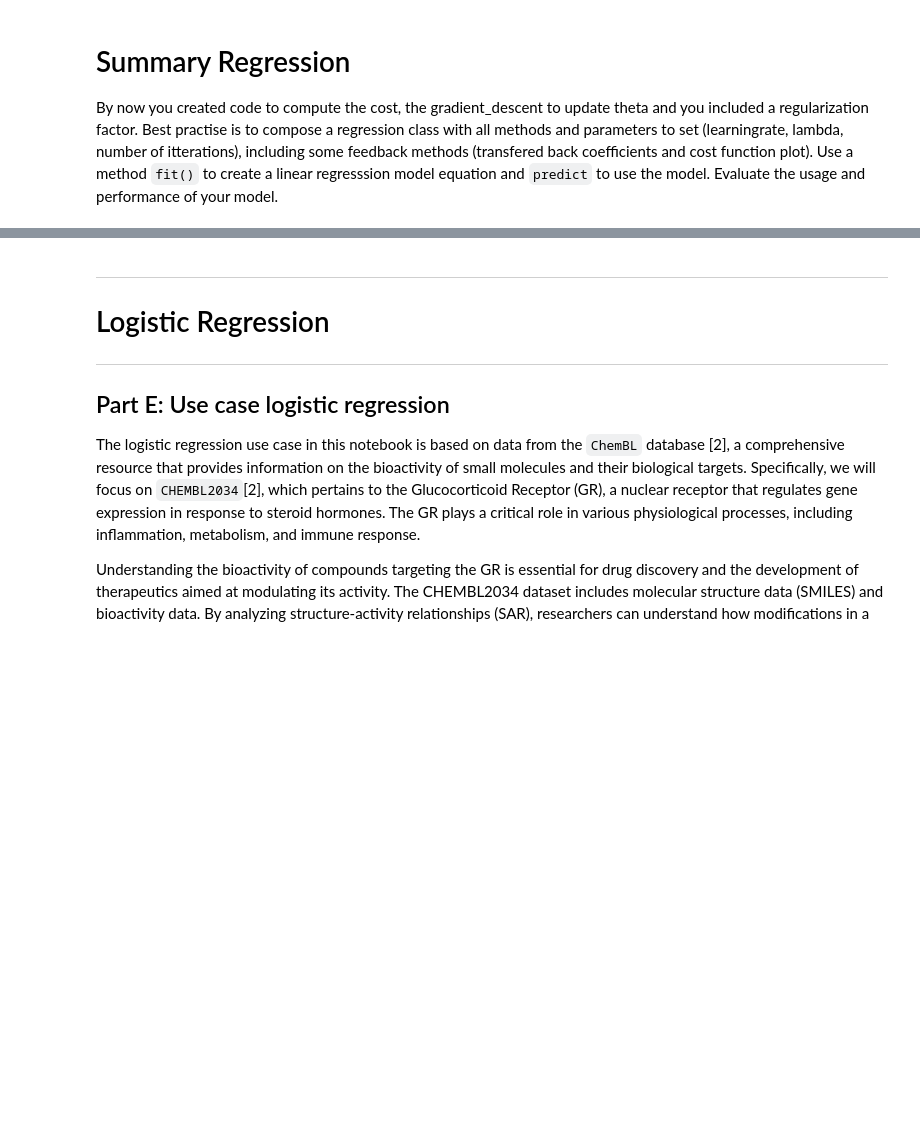
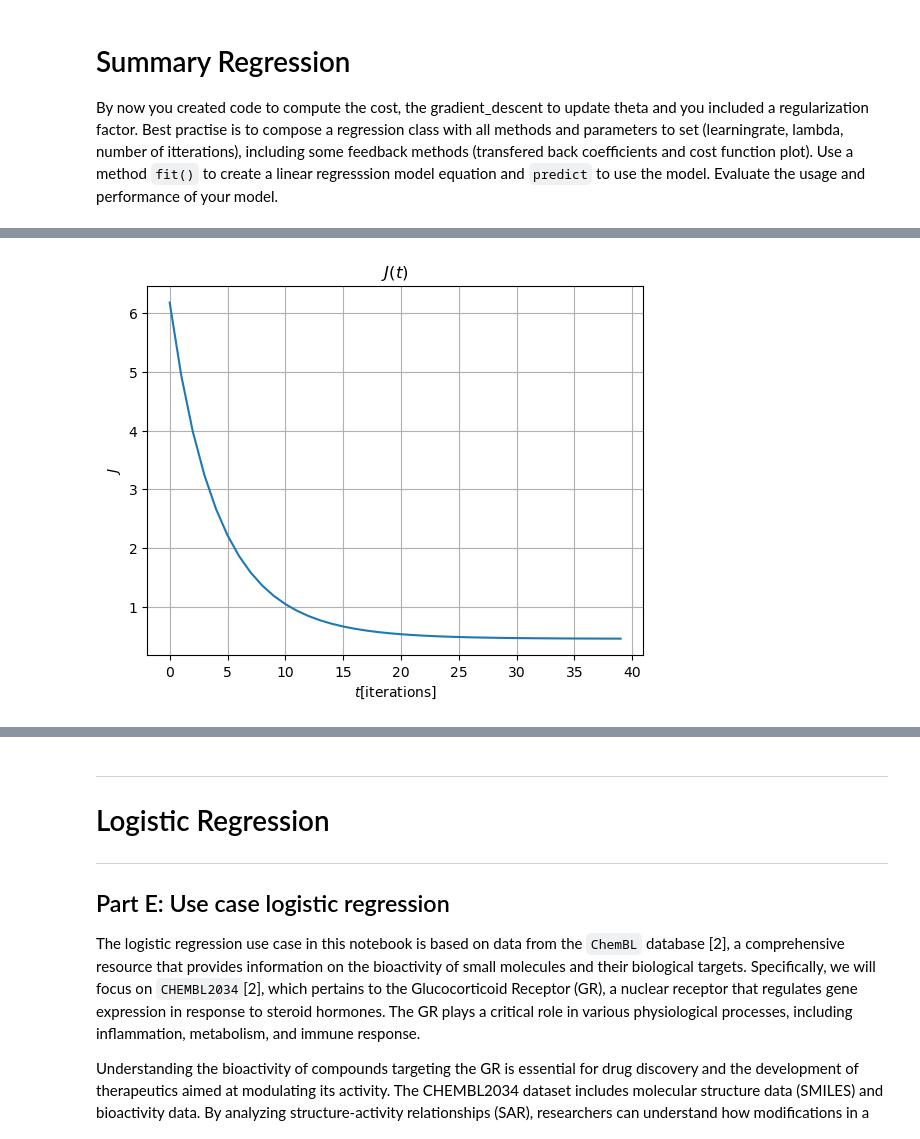
Before and after one commit to jgray1996/machinelearning, a Jupyter notebook: assignment 1/Assignment_Regression.ipynb, the cells around one changed output, grey strips where cells are left out. Cells and saved outputs as stored; diff of their text form; code cells hidden in the pictures; blank space fills up the shorter version.

```diff
--- a/assignment 1/Assignment_Regression.ipynb
+++ b/assignment 1/Assignment_Regression.ipynb
@@ -694,0 +619,99 @@ Regression model theta's [-3.05546263 -1.37965269 -0.67694652  0.00555443 -0.148
+# %%
+# YOUR CLASS HERE
+class LinearRegression:
+
+    theta = None
+    costs = None
+
+    def __repr__(self):
+        return f"LinearRegression model, weights {self.theta}"
+
+
+    def fit(self, X, y, alpha=0.5, lambda_=1, epochs=50):
+        self.theta, self.costs = self.gradient_descent(X, y, np.zeros(X.shape[1]),
+                                                       alpha=alpha,
+                                                       lambda_=lambda_,
+                                                       epochs=epochs)
+
+    def gradient_descent(self, X, y, theta, alpha=0.5, lambda_=1, epochs=50):
+        theta = theta.copy()
+        costs = []
+        m = y.size
+        for _ in range(epochs):
+            y_hat = X @ theta
+            error = y_hat - y
+            theta -= alpha/m * (X.T @ error + lambda_ * theta)
+            cost = self._compute_cost(error, lambda_)
+            costs.append(cost)
+        return theta, costs
+
+    def compute_cost(self, X, y, theta, lambda_=1):
+        theta = theta.copy()
+        y_hat = X @ theta
+        error = y_hat - y
+        J = np.mean(lambda_ * error ** 2) / 2
+        return J
+
+    def _compute_cost(self, error, lambda_):
+        return np.mean(lambda_ * error ** 2)/2
+
+    def predict(self, X):
+        return X @ self.theta
+
+    def reverse_theta(self, scaler):
+        """
+        Transforms the theta parameters obtained from a regression model on scaled data
+        back to the original (non-scaled) feature space.
+
+        Parameters:
+        theta (numpy array): Array of theta parameters obtained from the regression model.
+        scaler (StandardScaler object): The scaler object used to scale the features.
+
+        Returns:
+        numpy array: transformed theta parameters in the context of the original, non-scaled features.
+
+        The function performs the following steps:
+        1. Initializes a new array `theta_original` with the same shape as `theta`.
+        2. Corrects the intercept (theta[0]) to account for the means of the original features.
+        3. Adjusts the coefficients (theta[1:]) by reversing the effect of scaling using the standard deviations.
+        """
+        #initialize
+        theta_original = np.zeros_like(self.theta)
+        #tranform back intercept
+        theta_original[0] = self.theta[0] - np.sum((self.theta[1:] * scaler.mean_) / scaler.scale_)
+        #transform back coefficients
+        theta_original[1:] = self.theta[1:] / scaler.scale_
+        self.theta = theta_original
+        return self.theta
+
+# YOUR TEST CODE HERE
+# prepare the data
+X, y, theta = data_preparation(df_logS)
+scaler.fit(X[:,1:])
+X_scaled = scaler.transform(X[:,1:])
+X_scaled = np.c_[np.ones(len(y)), X_scaled]
+
+# test the function
+# parameters
+alpha = 0.1
+epochs = 40
+lambda_ = 0.9
+
+# run functions
+model = LinearRegression()
+model.fit(X_scaled, y, alpha, lambda_, epochs)
+costs = model.costs
+scaled_theta = model.theta
+# if data is scaled, reverse by passing the scaler to the object
+reversed_theta = model.reverse_theta(scaler)
+
+# print and plot the results
+plt.plot(costs)
+plt.title("$J(t)$");plt.ylabel("$J$");plt.xlabel("$t$[iterations]")
+plt.grid(True)
+plt.show()
+print(f"Final cost: {costs[-1]}")
+print(f"Scaled theta: {scaled_theta}")
+print(f"Final theta: {reversed_theta}")
+# %% [output]
+[figure, added]
```
Also changed, not shown: parts of 38 cells of this notebook, 5 other files.
